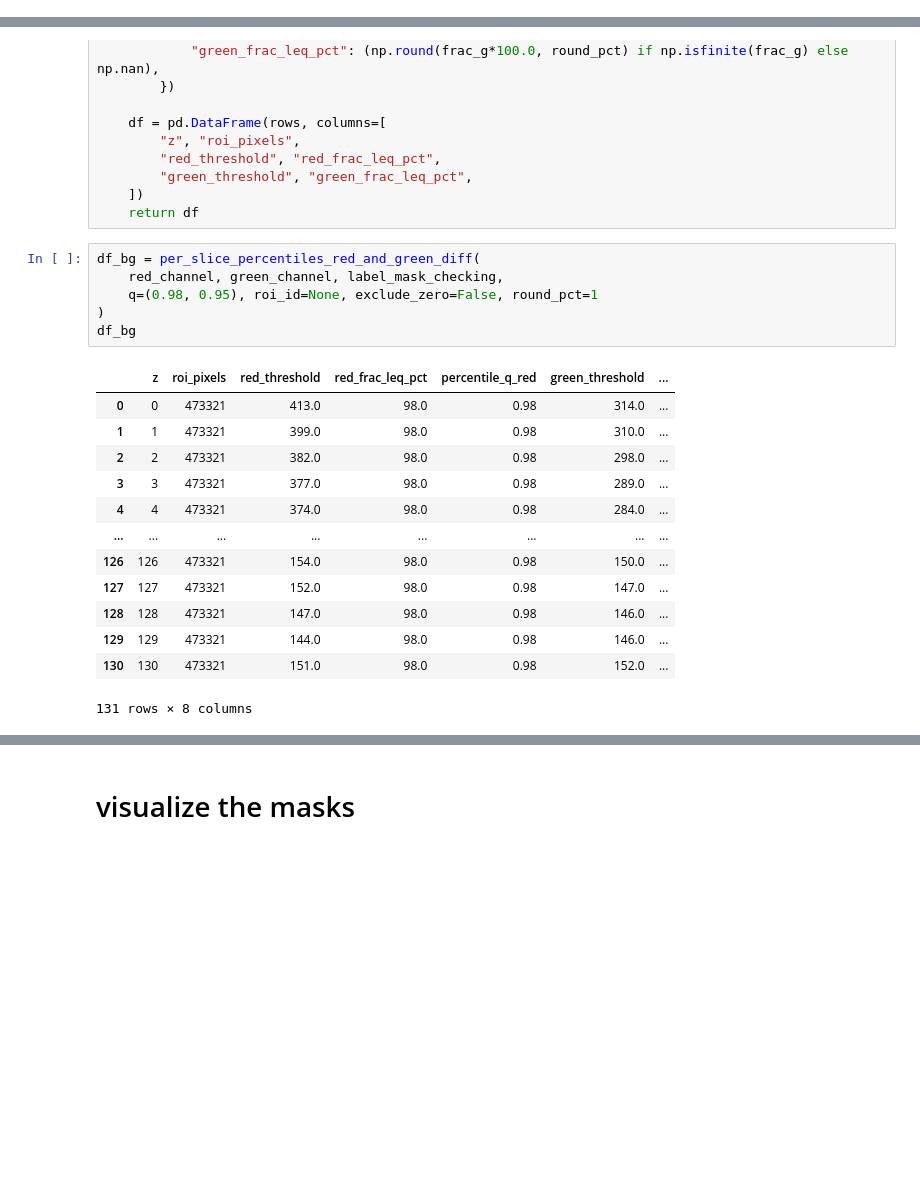
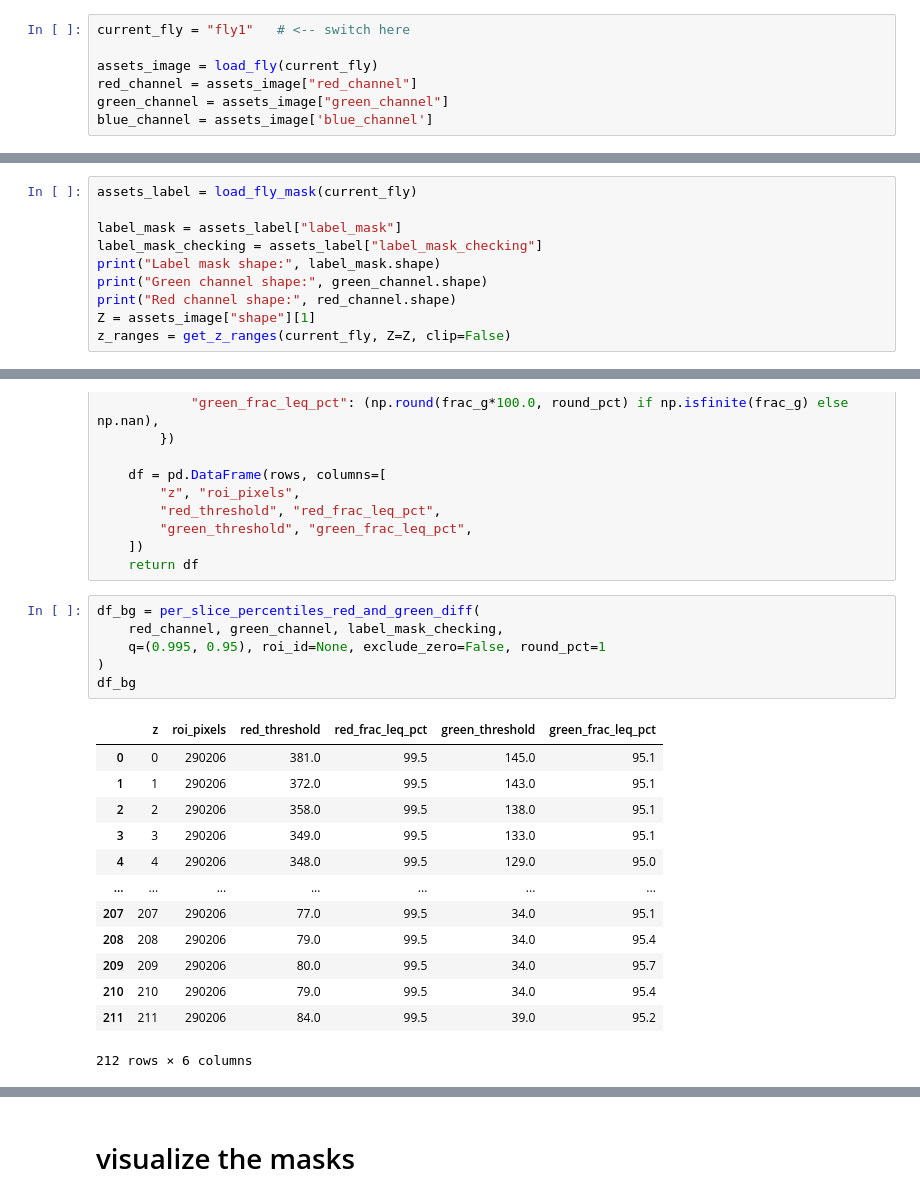
Before and after one commit to sansachenlelele/connectome_analysis_fisherlab, a Jupyter notebook: analysis_get-main-value-25summer.ipynb, the cells around one changed output, grey strips where cells are left out. Drawn from its saved outputs; the diff is of its cells as text; blank space fills up the shorter version.

```diff
--- a/analysis_get-main-value-25summer.ipynb
+++ b/analysis_get-main-value-25summer.ipynb
@@ -177,3 +446,10 @@ blue_channel = data[0]
+# %%
+current_fly = "fly1"   # <-- switch here
+
+assets_image = load_fly(current_fly)
+red_channel = assets_image["red_channel"]
+green_channel = assets_image["green_channel"]
+blue_channel = assets_image['blue_channel']
 # %%
 # open image in napari to draw labels:
 viewer = napari.Viewer()
@@ -250,0 +487,10 @@ label_mask_checking = tf.imread(label_file_checking)
+# %%
+assets_label = load_fly_mask(current_fly)
+
+label_mask = assets_label["label_mask"]
+label_mask_checking = assets_label["label_mask_checking"]
+print("Label mask shape:", label_mask.shape)
+print("Green channel shape:", green_channel.shape)
+print("Red channel shape:", red_channel.shape)
+Z = assets_image["shape"][1]
+z_ranges = get_z_ranges(current_fly, Z=Z, clip=False)
@@ -407,23 +647,23 @@ def per_slice_percentiles_red_and_green_diff(
 # %%
 df_bg = per_slice_percentiles_red_and_green_diff(
     red_channel, green_channel, label_mask_checking,
-    q=(0.98, 0.95), roi_id=None, exclude_zero=False, round_pct=1
+    q=(0.995, 0.95), roi_id=None, exclude_zero=False, round_pct=1
 )
 df_bg
 # %% [output]
-|  | z | roi_pixels | red_threshold | red_frac_leq_pct | percentile_q_red | green_threshold | ... |
-| 0 | 0 | 473321 | 413.0 | 98.0 | 0.98 | 314.0 | ... |
-| 1 | 1 | 473321 | 399.0 | 98.0 | 0.98 | 310.0 | ... |
-| 2 | 2 | 473321 | 382.0 | 98.0 | 0.98 | 298.0 | ... |
-| 3 | 3 | 473321 | 377.0 | 98.0 | 0.98 | 289.0 | ... |
-| 4 | 4 | 473321 | 374.0 | 98.0 | 0.98 | 284.0 | ... |
-| ... | ... | ... | ... | ... | ... | ... | ... |
-| 126 | 126 | 473321 | 154.0 | 98.0 | 0.98 | 150.0 | ... |
-| 127 | 127 | 473321 | 152.0 | 98.0 | 0.98 | 147.0 | ... |
-| 128 | 128 | 473321 | 147.0 | 98.0 | 0.98 | 146.0 | ... |
-| 129 | 129 | 473321 | 144.0 | 98.0 | 0.98 | 146.0 | ... |
-| 130 | 130 | 473321 | 151.0 | 98.0 | 0.98 | 152.0 | ... |
+|  | z | roi_pixels | red_threshold | red_frac_leq_pct | green_threshold | green_frac_leq_pct |
+| 0 | 0 | 290206 | 381.0 | 99.5 | 145.0 | 95.1 |
+| 1 | 1 | 290206 | 372.0 | 99.5 | 143.0 | 95.1 |
+| 2 | 2 | 290206 | 358.0 | 99.5 | 138.0 | 95.1 |
+| 3 | 3 | 290206 | 349.0 | 99.5 | 133.0 | 95.1 |
+| 4 | 4 | 290206 | 348.0 | 99.5 | 129.0 | 95.0 |
+| ... | ... | ... | ... | ... | ... | ... |
+| 207 | 207 | 290206 | 77.0 | 99.5 | 34.0 | 95.1 |
+| 208 | 208 | 290206 | 79.0 | 99.5 | 34.0 | 95.4 |
+| 209 | 209 | 290206 | 80.0 | 99.5 | 34.0 | 95.7 |
+| 210 | 210 | 290206 | 79.0 | 99.5 | 34.0 | 95.4 |
+| 211 | 211 | 290206 | 84.0 | 99.5 | 39.0 | 95.2 |
-131 rows × 8 columns
+212 rows × 6 columns
 # %%
 # just visualize all thresholds to double check
 
```
Also changed, not shown: parts of 25 cells of this notebook, 2 other files.
